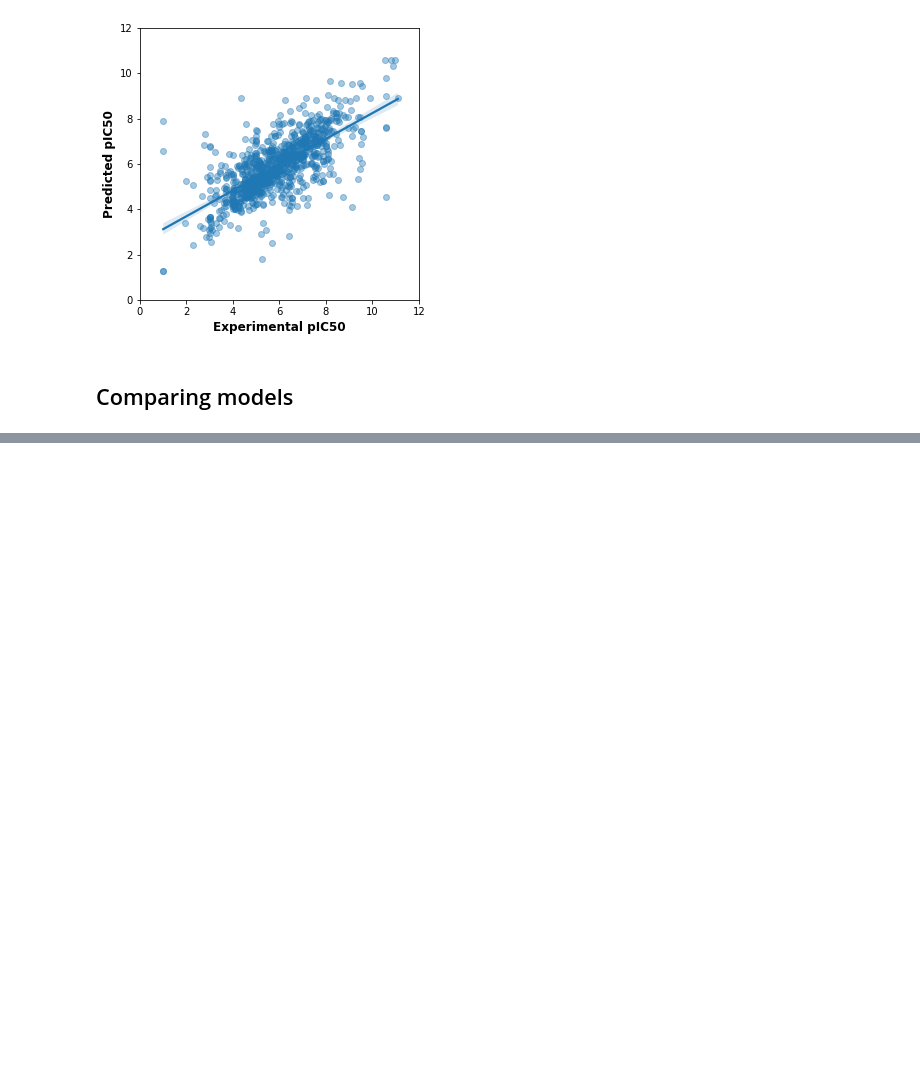
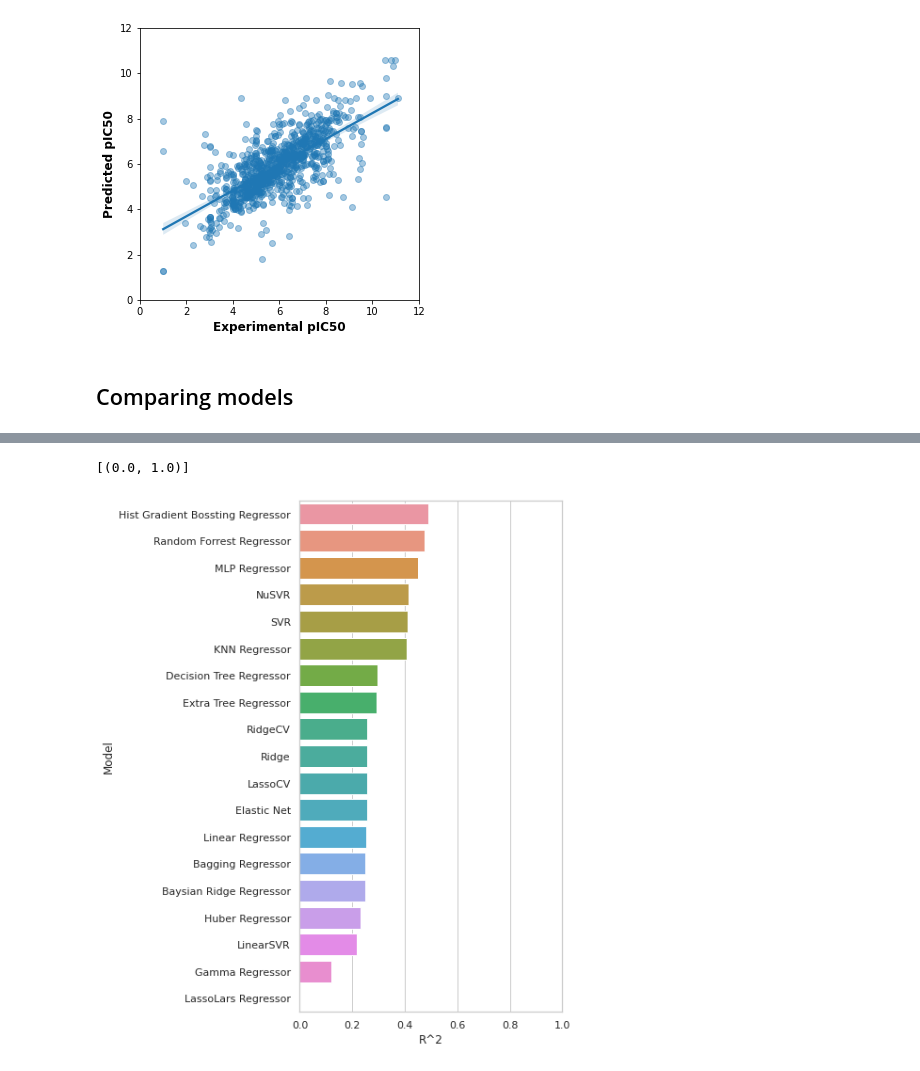
Before and after one commit to eh329/Bioinformatcs-Project, a Jupyter notebook: DrugDiscoverywithPython.ipynb, the cells around one changed output, grey strips where cells are left out. Drawn from its saved outputs; the diff is of its cells as text; code cells hidden in the pictures; blank space fills up the shorter version.

```diff
--- a/DrugDiscoverywithPython.ipynb
+++ b/DrugDiscoverywithPython.ipynb
@@ -720,0 +882,23 @@ train, test = clf.fit(x_train, x_test, y_train, y_test)
+# %%
+# Creating report
+
+data = {"Model": ["Random Forrest Regressor", "Hist Gradient Bossting Regressor", "Bagging Regressor", "SVR",
+                  "NuSVR", "LinearSVR", "Extra Tree Regressor", "Decision Tree Regressor", "Gamma Regressor",
+                  "Linear Regressor", "Ridge", "RidgeCV", "Baysian Ridge Regressor", "LassoLars Regressor",
+                  "LassoCV", "Huber Regressor", "Elastic Net", "KNN Regressor", "MLP Regressor"],
+        "R^2": [RFR_score, HGBR_score, BR_score, SVR_score, nuSVR_score, LSVR_score, ETR_score, DTR_score, GR_score,
+                LR_score, R_score, RCV_score, BR_score, LL_score, LCV_score, HR_score, EN_score, KNR_score, MLPR_score],
+        "RMSE": [RFR_rmse, HGBR_rmse, BR_rmse, SVR_rmse, nuSVR_rmse, LSVR_rmse, ETR_rmse, DTR_rmse, GR_rmse,
+                 LR_rmse, R_rmse, RCV_rmse, BR_rmse, LL_rmse, LCV_rmse, HR_rmse, EN_rmse, KNR_rmse, MLPR_rmse]
+}
+
+report = pd.DataFrame(data)
+report = report.sort_values(by = ["R^2", "RMSE"], ascending = False)
+# %%
+plt.figure(figsize = (5, 10))
+sns.set_theme(style = "whitegrid")
+ax = sns.barplot(y = report["Model"], x = "R^2", data = report)
+ax.set(xlim = (0, 1))
+# %% [output]
+[(0.0, 1.0)]
+[figure, added]
```
Also changed, not shown: parts of 12 cells of this notebook.
